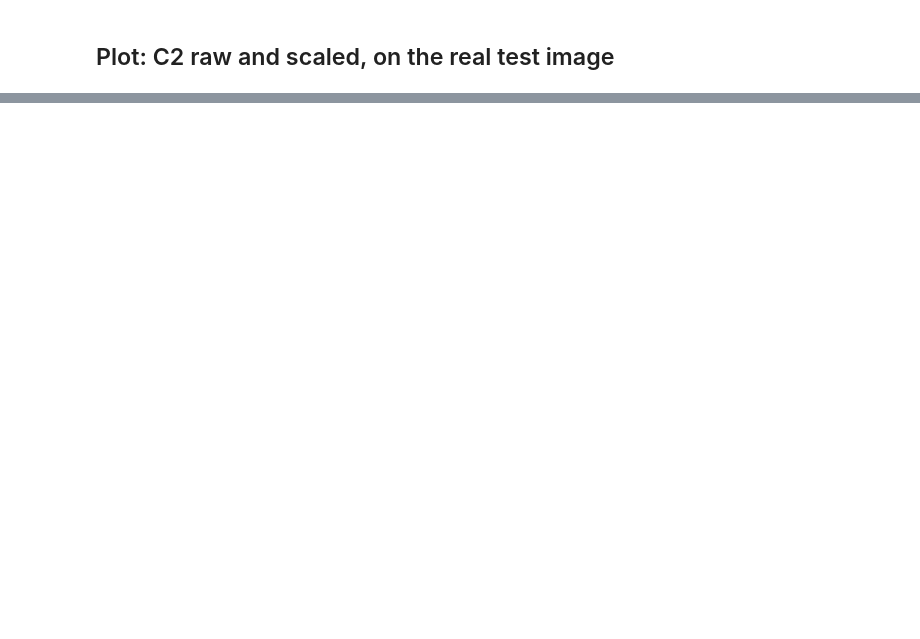
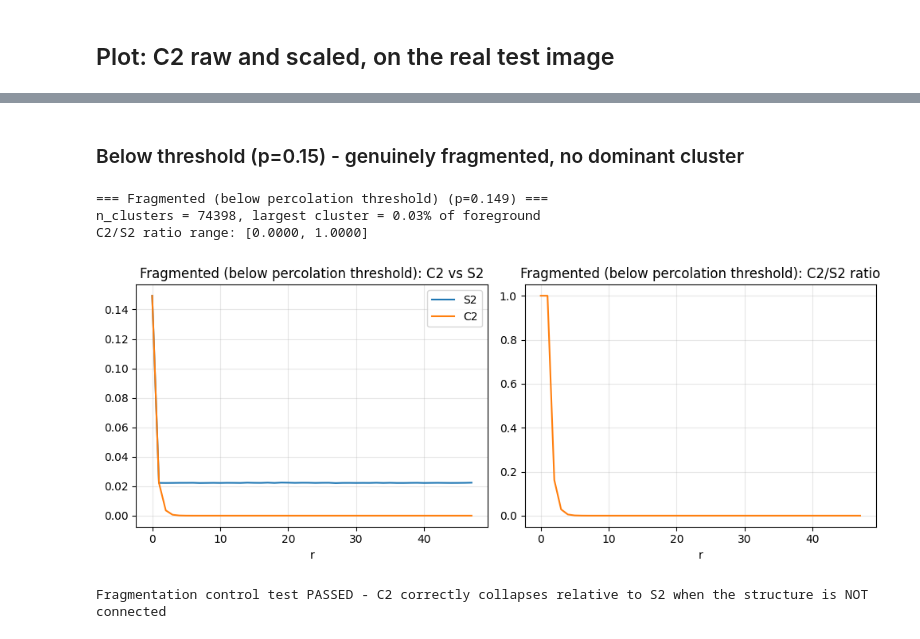
Before and after one commit to hamediut/SMiCA, a Jupyter notebook: notebooks/test_polytopes.ipynb, the cells around one changed output, grey strips where cells are left out. Saved outputs shown, nothing was run; the diff lists cells and outputs as text; code cells hidden in the pictures; blank space fills up the shorter version.

```diff
--- a/notebooks/test_polytopes.ipynb
+++ b/notebooks/test_polytopes.ipynb
@@ -343,0 +628,50 @@ plt.show()
+# %%
+def report_fragmentation(img_synth, label, rng):
+    labels = _label_clusters_periodic_3d(img_synth)
+    n_clusters = int(labels.max())
+    sizes = np.bincount(labels.ravel())[1:]
+    sizes_sorted = np.sort(sizes)[::-1]
+    total_fg = sizes.sum()
+
+    c2 = calculate_c2_3d(img_synth)
+    s2 = calculate_s2_periodic_3d(img_synth)
+    ratio = scale_c2_by_connectedness(c2, s2)
+
+    print(f"=== {label} (p={img_synth.mean():.3f}) ===")
+    print(f"n_clusters = {n_clusters}, largest cluster = {100 * sizes_sorted[0] / total_fg:.2f}% of foreground")
+    print(f"C2/S2 ratio range: [{np.nanmin(ratio):.4f}, {np.nanmax(ratio):.4f}]")
+
+    fig, axes = plt.subplots(1, 2, figsize=(10, 4))
+    axes[0].plot(s2, label="S2")
+    axes[0].plot(c2, label="C2")
+    axes[0].set_title(f"{label}: C2 vs S2")
+    axes[0].set_xlabel("r")
+    axes[0].legend()
+    axes[0].grid(alpha=0.3)
+    axes[1].plot(ratio, color="tab:orange")
+    axes[1].set_title(f"{label}: C2/S2 ratio")
+    axes[1].set_xlabel("r")
+    axes[1].grid(alpha=0.3)
+    plt.tight_layout()
+    plt.show()
+    return c2, s2, ratio
+
+
+rng = np.random.RandomState(42)
+# %% [markdown]
+### Below threshold (p=0.15) - genuinely fragmented, no dominant cluster
+# %%
+img_fragmented = (rng.random_sample((96, 96, 96)) < 0.15).astype(np.uint8)
+c2_frag, s2_frag, ratio_frag = report_fragmentation(img_fragmented, "Fragmented (below percolation threshold)", rng)
+
+# With no dominant cluster, C2 must collapse toward 0 much faster than S2 - the opposite of
+# what we saw on the real rock. If this DIDN'T show a big gap, that would mean the C2 code
+# itself is broken (always reporting ~S2 regardless of input).
+assert np.nanmin(ratio_frag) < 0.1, "expected C2/S2 to collapse well below 0.1 for a genuinely fragmented structure"
+print("Fragmentation control test PASSED - C2 correctly collapses relative to S2 when the structure is NOT connected")
+# %% [output]
+=== Fragmented (below percolation threshold) (p=0.149) ===
+n_clusters = 74398, largest cluster = 0.03% of foreground
+C2/S2 ratio range: [0.0000, 1.0000]
+[figure, added]
+Fragmentation control test PASSED - C2 correctly collapses relative to S2 when the structure is NOT connected
```
Also changed, not shown: parts of 27 cells of this notebook, 3 other files.
